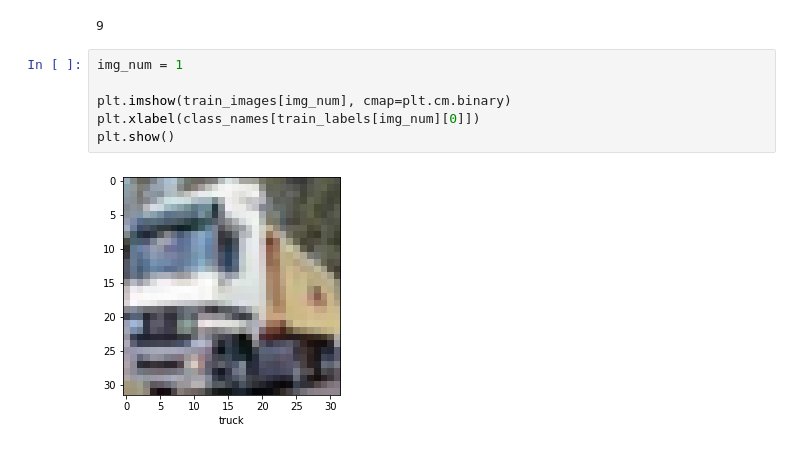
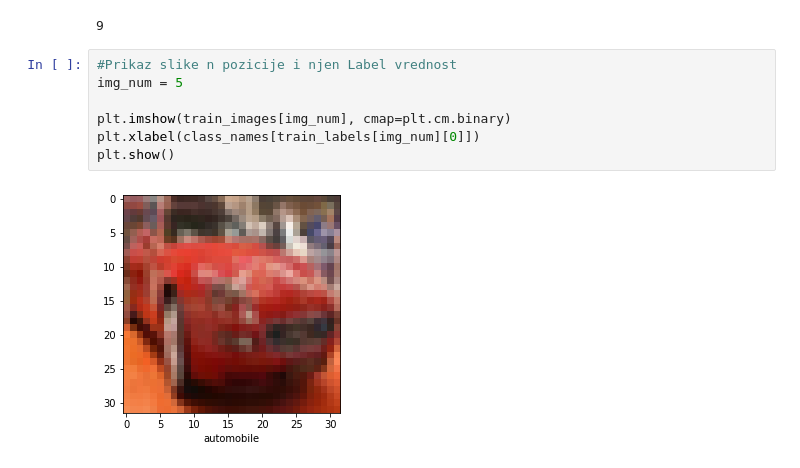
Before and after one commit to TeodorPetrovic/Machine-Learning-Projects, a Jupyter notebook: TensorFlow2.0/Exercise6 - Convolutional Networks.ipynb, the cells around one changed output. Saved outputs shown, nothing was run; the diff lists cells and outputs as text.

```diff
--- a/TensorFlow2.0/Exercise6 - Convolutional Networks.ipynb
+++ b/TensorFlow2.0/Exercise6 - Convolutional Networks.ipynb
@@ -18,10 +15,11 @@ train_labels[1][0] # Vidi zasto je ovo ovde
 # %% [output]
 9
 # %%
-img_num = 1
+#Prikaz slike n pozicije i njen Label vrednost
+img_num = 5
 
 plt.imshow(train_images[img_num], cmap=plt.cm.binary)
 plt.xlabel(class_names[train_labels[img_num][0]])
 plt.show()
 # %% [output]
-[figure, old version]
+[figure, new version]
```
Also changed, not shown: parts of 10 cells of this notebook, 1 other file.
